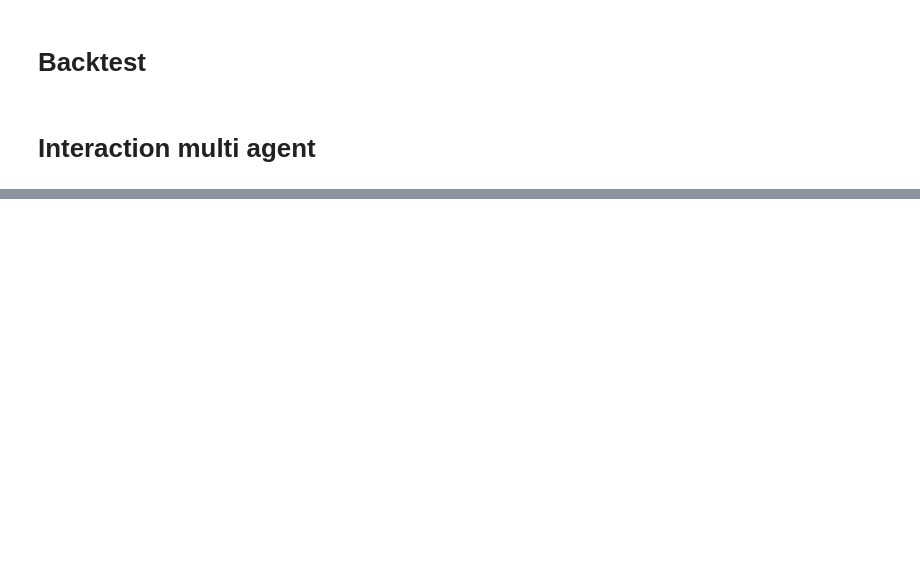
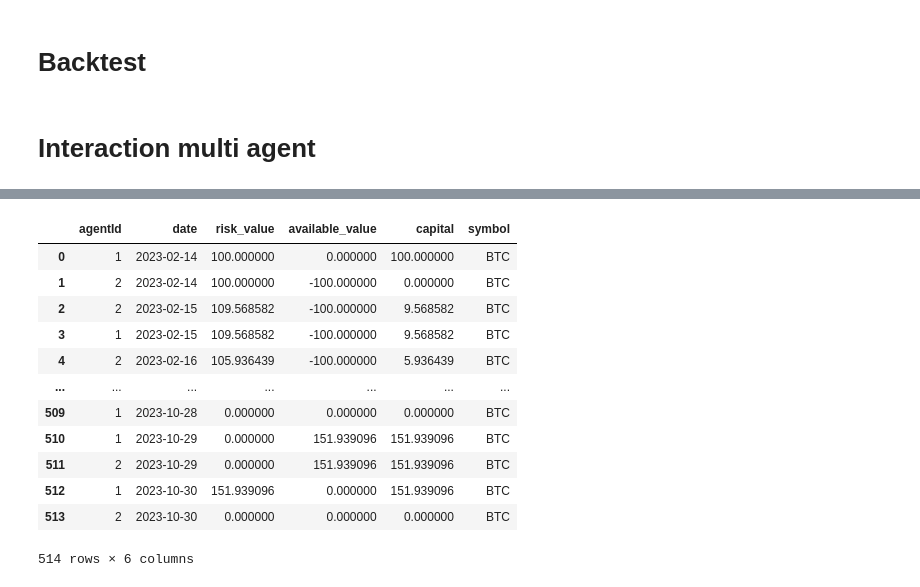
Before and after one commit to cedTrad/C-Syst, a Jupyter notebook: labs.ipynb, the cells around one changed output, grey strips where cells are left out. Drawn from its saved outputs; the diff is of its cells as text; code cells hidden in the pictures; blank space fills up the shorter version.

```diff
--- a/labs.ipynb
+++ b/labs.ipynb
@@ -109,0 +108,16 @@ RuntimeError: cannot notify on un-acquired lock
+# %%
+env.journal.portfolio_data
+# %% [output]
+|  | agentId | date | risk_value | available_value | capital | symbol |
+| 0 | 1 | 2023-02-14 | 100.000000 | 0.000000 | 100.000000 | BTC |
+| 1 | 2 | 2023-02-14 | 100.000000 | -100.000000 | 0.000000 | BTC |
+| 2 | 2 | 2023-02-15 | 109.568582 | -100.000000 | 9.568582 | BTC |
+| 3 | 1 | 2023-02-15 | 109.568582 | -100.000000 | 9.568582 | BTC |
+| 4 | 2 | 2023-02-16 | 105.936439 | -100.000000 | 5.936439 | BTC |
+| ... | ... | ... | ... | ... | ... | ... |
+| 509 | 1 | 2023-10-28 | 0.000000 | 0.000000 | 0.000000 | BTC |
+| 510 | 1 | 2023-10-29 | 0.000000 | 151.939096 | 151.939096 | BTC |
+| 511 | 2 | 2023-10-29 | 0.000000 | 151.939096 | 151.939096 | BTC |
+| 512 | 1 | 2023-10-30 | 151.939096 | 0.000000 | 151.939096 | BTC |
+| 513 | 2 | 2023-10-30 | 0.000000 | 0.000000 | 0.000000 | BTC |
+514 rows × 6 columns
```
Also changed, not shown: parts of 6 cells of this notebook, 6 other files.
